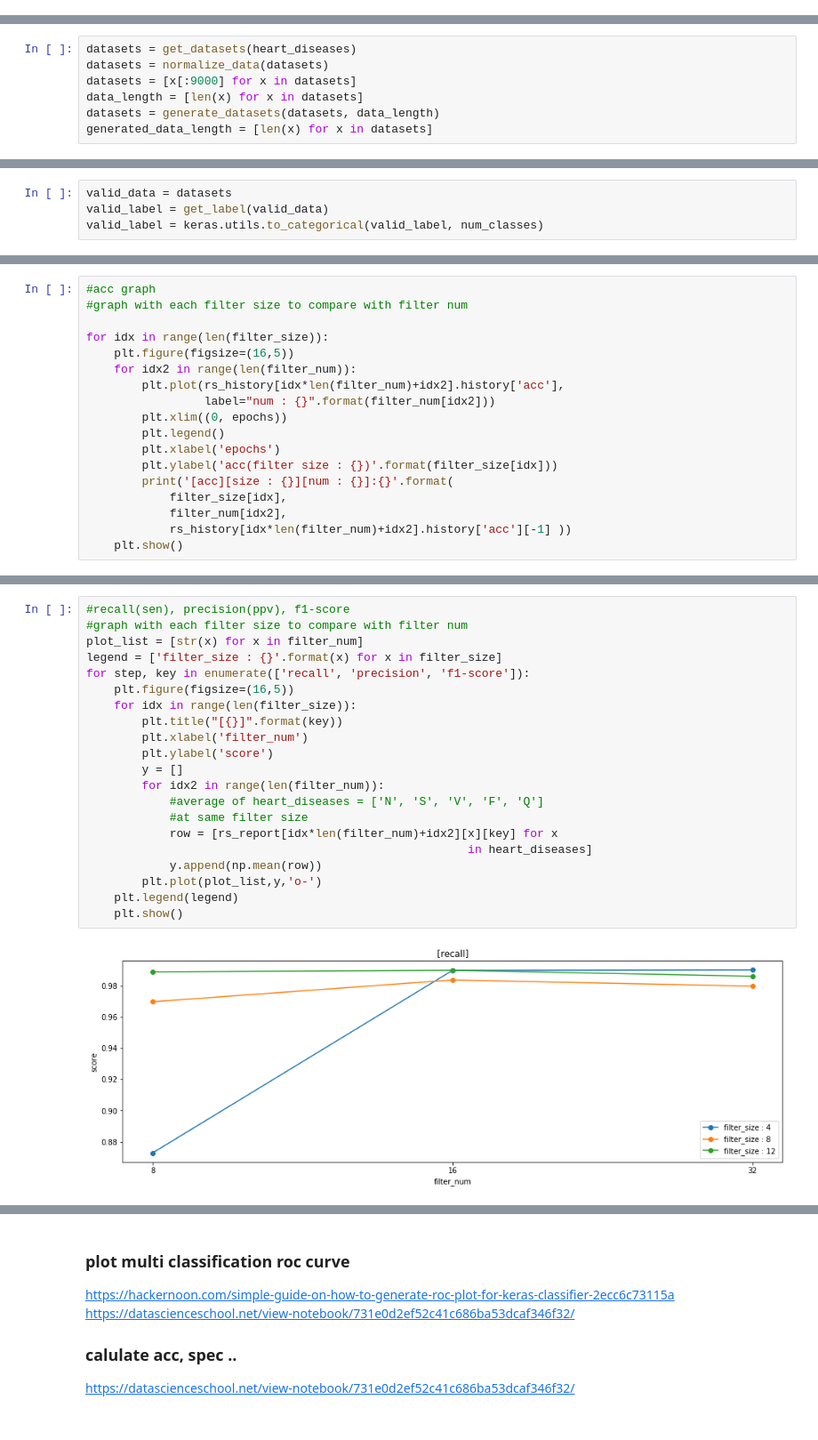
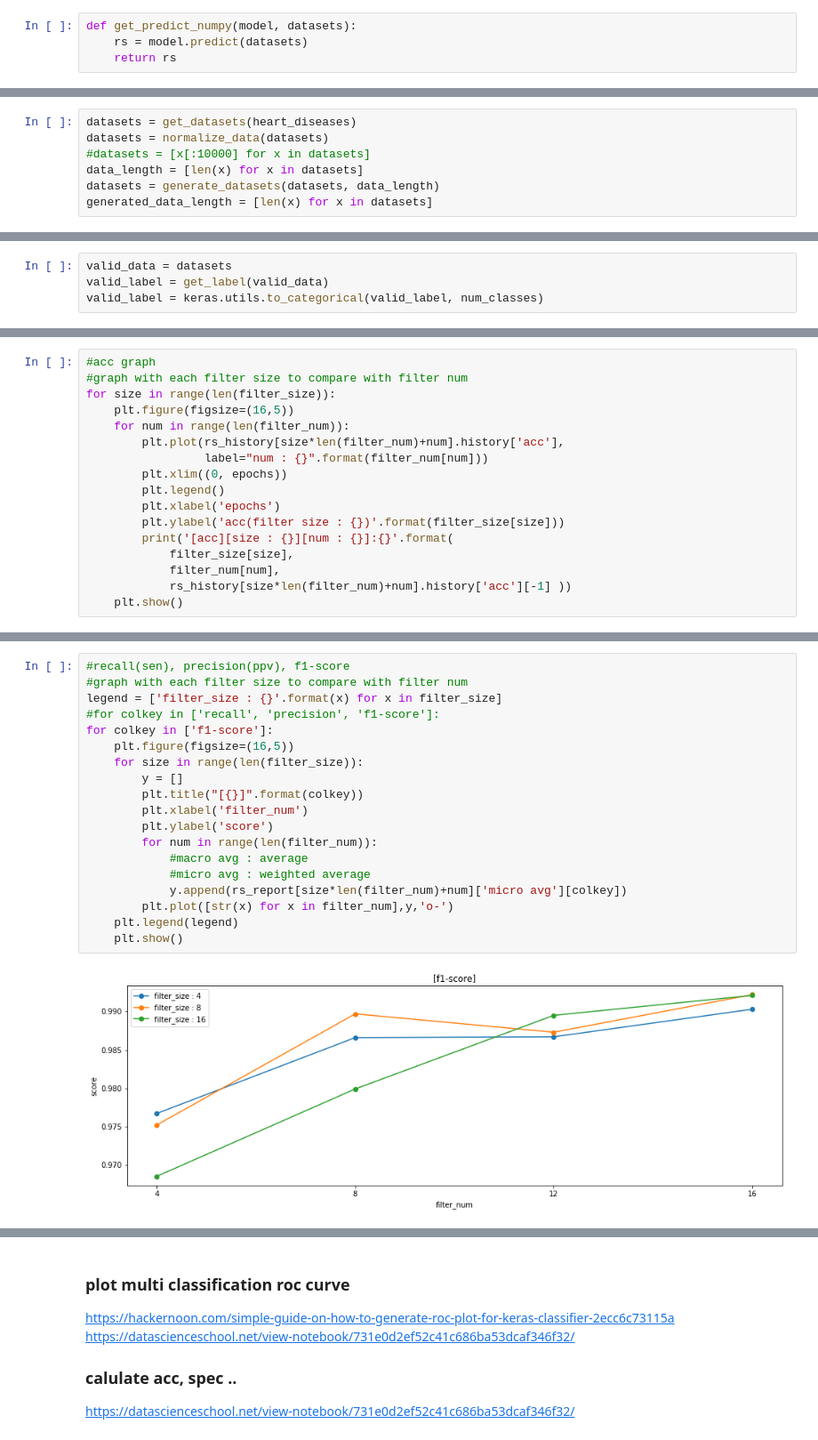
Before and after one commit to LazyerIJ/ECG_Analysis_CNN, a Jupyter notebook: CNN/cnn_compare_kernel.ipynb, the cells around one changed output, grey strips where cells are left out. Shown at 89% size. Drawn from its saved outputs; the diff is of its cells as text.

```diff
--- a/CNN/cnn_compare_kernel.ipynb
+++ b/CNN/cnn_compare_kernel.ipynb
@@ -151,3 +137,7 @@ def get_predict_numpy(model, datasets):
+# %%
+def get_predict_numpy(model, datasets):
+    rs = model.predict(datasets)
+    return rs
 # %%
 def get_total_num(y_true, y_pred, label_num):
     total_nums=[]
@@ -165,7 +160,7 @@ num_classes=5
 # %%
 datasets = get_datasets(heart_diseases)
 datasets = normalize_data(datasets)
-datasets = [x[:9000] for x in datasets]
+#datasets = [x[:10000] for x in datasets]
 data_length = [len(x) for x in datasets]
 datasets = generate_datasets(datasets, data_length)
 generated_data_length = [len(x) for x in datasets]
@@ -327,19 +320,18 @@ for size in filter_size:
 # %%
 #acc graph
 #graph with each filter size to compare with filter num
-
-for idx in range(len(filter_size)):
+for size in range(len(filter_size)):
     plt.figure(figsize=(16,5))
-    for idx2 in range(len(filter_num)):
-        plt.plot(rs_history[idx*len(filter_num)+idx2].history['acc'],
-                 label="num : {}".format(filter_num[idx2]))
+    for num in range(len(filter_num)):
+        plt.plot(rs_history[size*len(filter_num)+num].history['acc'],
+                 label="num : {}".format(filter_num[num]))
         plt.xlim((0, epochs))
         plt.legend()
         plt.xlabel('epochs')
-        plt.ylabel('acc(filter size : {})'.format(filter_size[idx]))
+        plt.ylabel('acc(filter size : {})'.format(filter_size[size]))
         print('[acc][size : {}][num : {}]:{}'.format(
-            filter_size[idx],
-            filter_num[idx2],
-            rs_history[idx*len(filter_num)+idx2].history['acc'][-1] ))
+            filter_size[size],
+            filter_num[num],
+            rs_history[size*len(filter_num)+num].history['acc'][-1] ))
     plt.show()
 # %% [output]
@@ -358,23 +353,21 @@ for idx in range(len(filter_size)):
 # %%
 #recall(sen), precision(ppv), f1-score
 #graph with each filter size to compare with filter num
-plot_list = [str(x) for x in filter_num]
 legend = ['filter_size : {}'.format(x) for x in filter_size]
-for step, key in enumerate(['recall', 'precision', 'f1-score']):
+#for colkey in ['recall', 'precision', 'f1-score']:
+for colkey in ['f1-score']:
     plt.figure(figsize=(16,5))
-    for idx in range(len(filter_size)):
-        plt.title("[{}]".format(key))
+    for size in range(len(filter_size)):
+        y = []
+        plt.title("[{}]".format(colkey))
         plt.xlabel('filter_num')
         plt.ylabel('score')
-        y = []
-        for idx2 in range(len(filter_num)):
-            #average of heart_diseases = ['N', 'S', 'V', 'F', 'Q']
-            #at same filter size
-            row = [rs_report[idx*len(filter_num)+idx2][x][key] for x
-                                                       in heart_diseases]
-            y.append(np.mean(row))
-        plt.plot(plot_list,y,'o-')
+        for num in range(len(filter_num)):
+            #macro avg : average
+            #micro avg : weighted average
+            y.append(rs_report[size*len(filter_num)+num]['micro avg'][colkey])
+        plt.plot([str(x) for x in filter_num],y,'o-')
     plt.legend(legend)
     plt.show()
 # %% [output]
-[figure, old version]
+[figure, new version]
```
Also changed, not shown: parts of 17 cells of this notebook.
